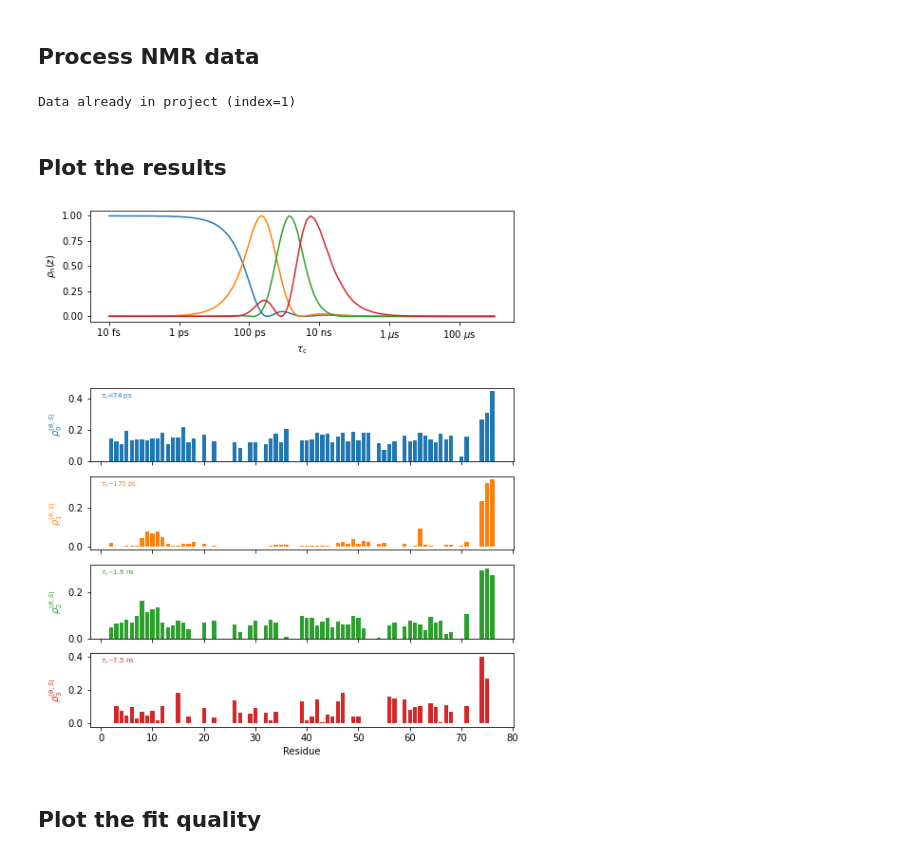
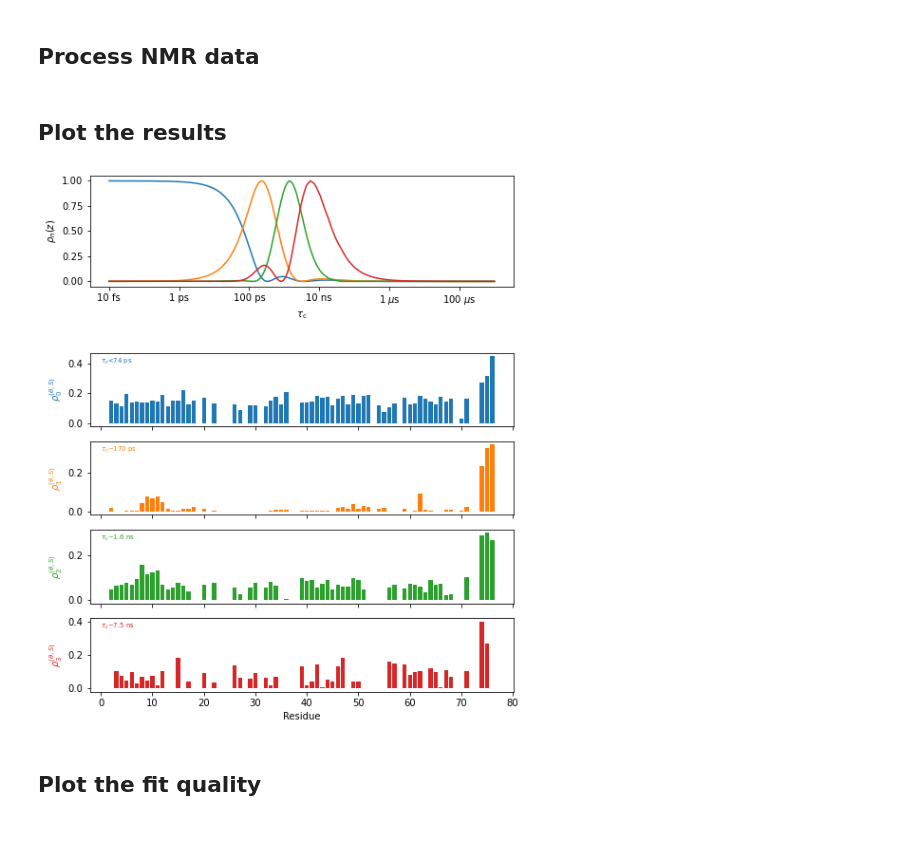
Before and after one commit to alsinmr/pyDR_tutorial, a Jupyter notebook: Tpl_SolnNMR.ipynb, the cells around one changed output. Cells and saved outputs as stored; diff of their text form; code cells hidden in the pictures.

```diff
--- a/Tpl_SolnNMR.ipynb
+++ b/Tpl_SolnNMR.ipynb
@@ -86,18 +86,16 @@ plt_obj.fig.set_size_inches([8,10])
 # %%
 data.detect.r_auto(4)    #Set number of detectors here
 fit=data.fit()  #Fit the data
-fit=data.fit()
-# %% [output]
-Data already in project (index=1)
 # %% [markdown]
 ## Plot the results
 # %%
+proj.close_fig('all')
 plt_obj=fit.plot(style='bar')
 plt_obj.fig.set_size_inches([8,10])
 plt_obj.show_tc()
 _=plt_obj.ax[-1].set_xlabel('Residue')
 # %% [output]
-[figure, old version]
+[figure, new version]
 # %% [markdown]
 ## Plot the fit quality
 # %%
```
Also changed, not shown: parts of 1 cell of this notebook, 3 other files.
